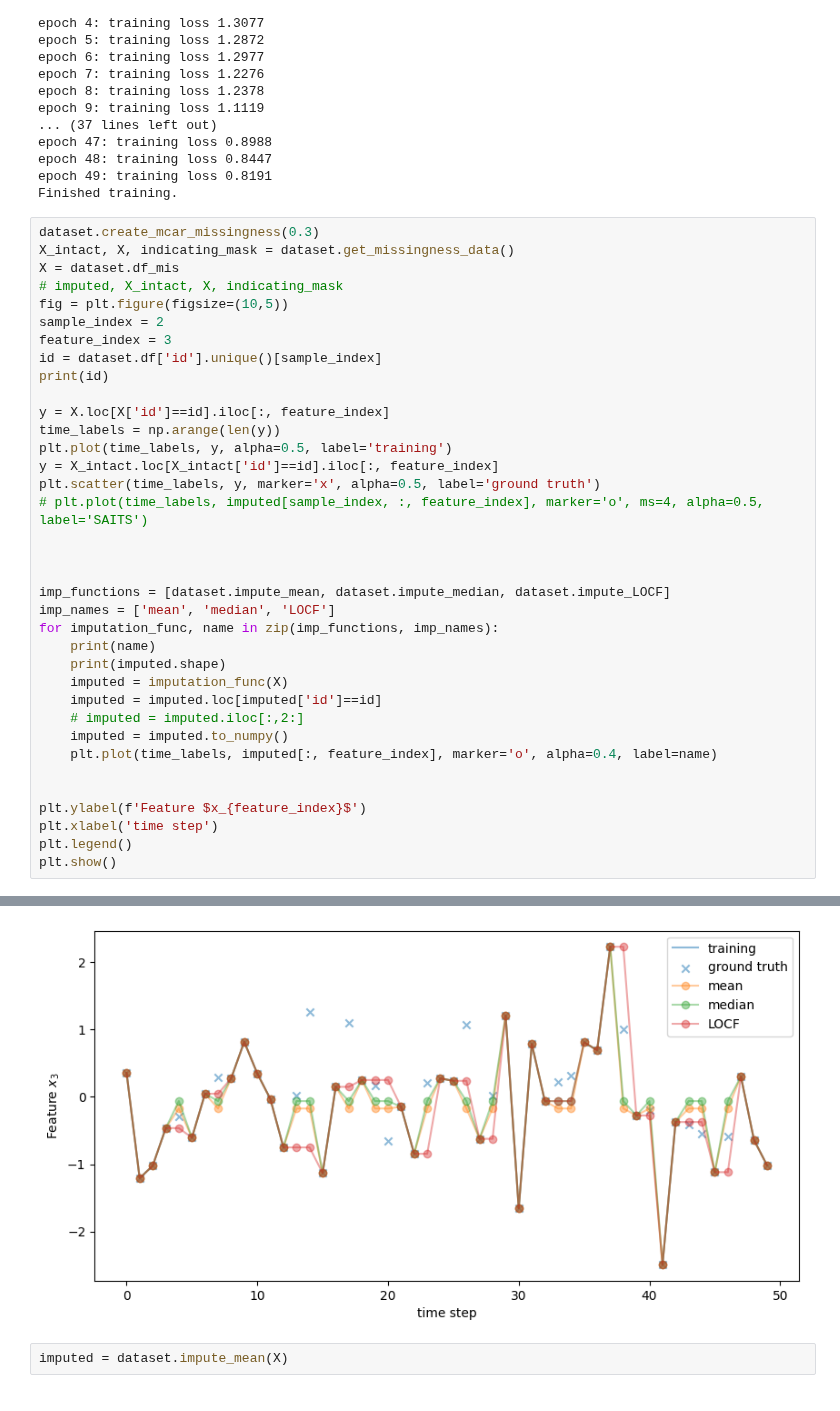
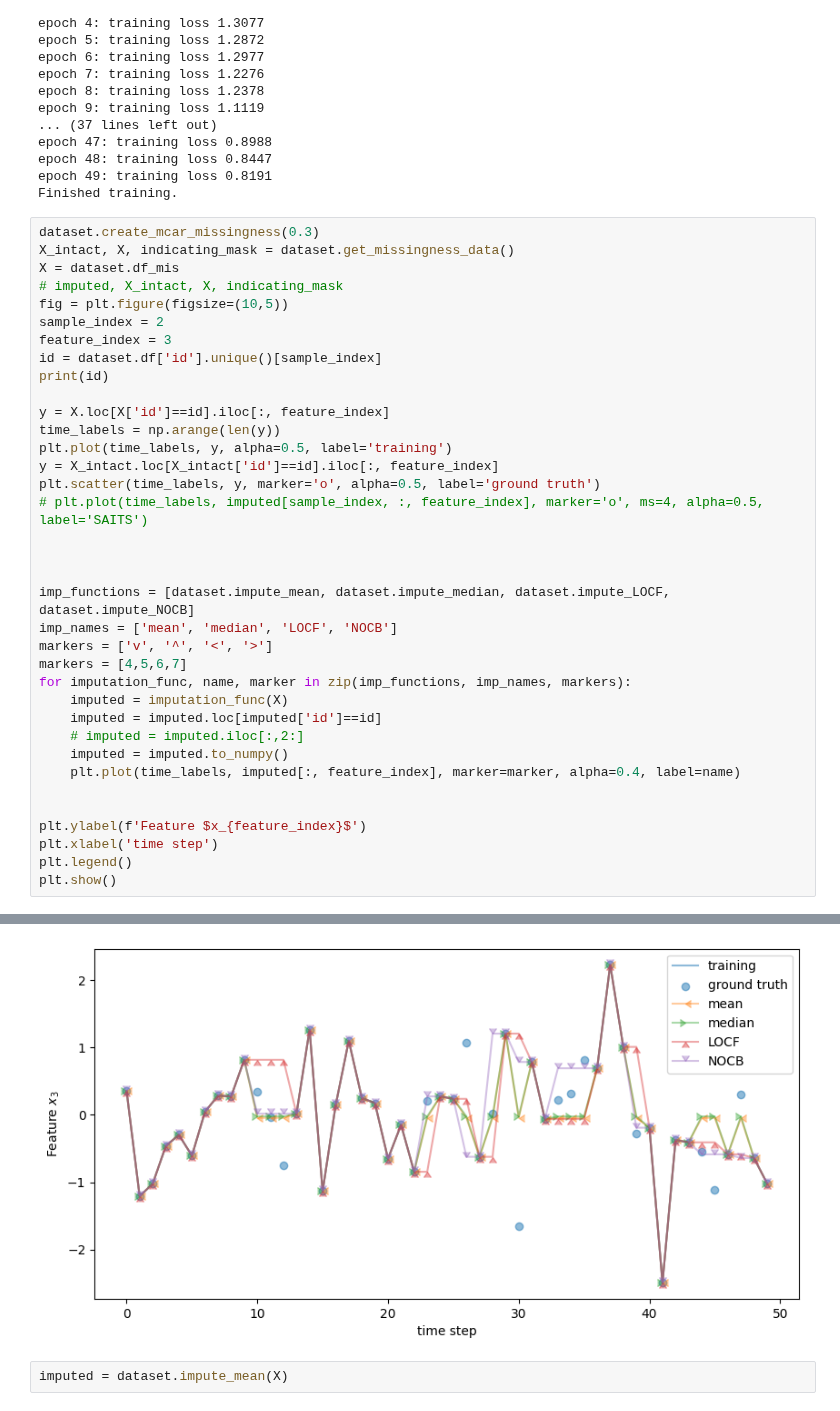
Before and after one commit to joshuawe/sepsis, a Jupyter notebook: imputation/imputation.ipynb, the cells around one changed output, grey strips where cells are left out. Drawn from its saved outputs; the diff is of its cells as text.

Commit message:
fixed working simple imputation stuff

```diff
--- a/imputation/imputation.ipynb
+++ b/imputation/imputation.ipynb
@@ -186,21 +186,21 @@ y = X.loc[X['id']==id].iloc[:, feature_index]
 time_labels = np.arange(len(y))
 plt.plot(time_labels, y, alpha=0.5, label='training')
 y = X_intact.loc[X_intact['id']==id].iloc[:, feature_index]
-plt.scatter(time_labels, y, marker='x', alpha=0.5, label='ground truth')
+plt.scatter(time_labels, y, marker='o', alpha=0.5, label='ground truth')
 # plt.plot(time_labels, imputed[sample_index, :, feature_index], marker='o', ms=4, alpha=0.5, label='SAITS')
 
 
 
-imp_functions = [dataset.impute_mean, dataset.impute_median, dataset.impute_LOCF]
-imp_names = ['mean', 'median', 'LOCF']
-for imputation_func, name in zip(imp_functions, imp_names):
-    print(name)
-    print(imputed.shape)
+imp_functions = [dataset.impute_mean, dataset.impute_median, dataset.impute_LOCF, dataset.impute_NOCB]
+imp_names = ['mean', 'median', 'LOCF', 'NOCB']
+markers = ['v', '^', '<', '>']
+markers = [4,5,6,7]
+for imputation_func, name, marker in zip(imp_functions, imp_names, markers):
     imputed = imputation_func(X)
     imputed = imputed.loc[imputed['id']==id]
     # imputed = imputed.iloc[:,2:]
     imputed = imputed.to_numpy()
-    plt.plot(time_labels, imputed[:, feature_index], marker='o', alpha=0.4, label=name)
+    plt.plot(time_labels, imputed[:, feature_index], marker=marker, alpha=0.4, label=name)
 
 
 plt.ylabel(f'Feature $x_{feature_index}$')
@@ -218,4 +212,4 @@ LOCF
-[figure, old version]
+[figure, new version]
 # %%
 imputed = dataset.impute_mean(X)
 # %%
```
Also changed, not shown: parts of 1 cell of this notebook.
